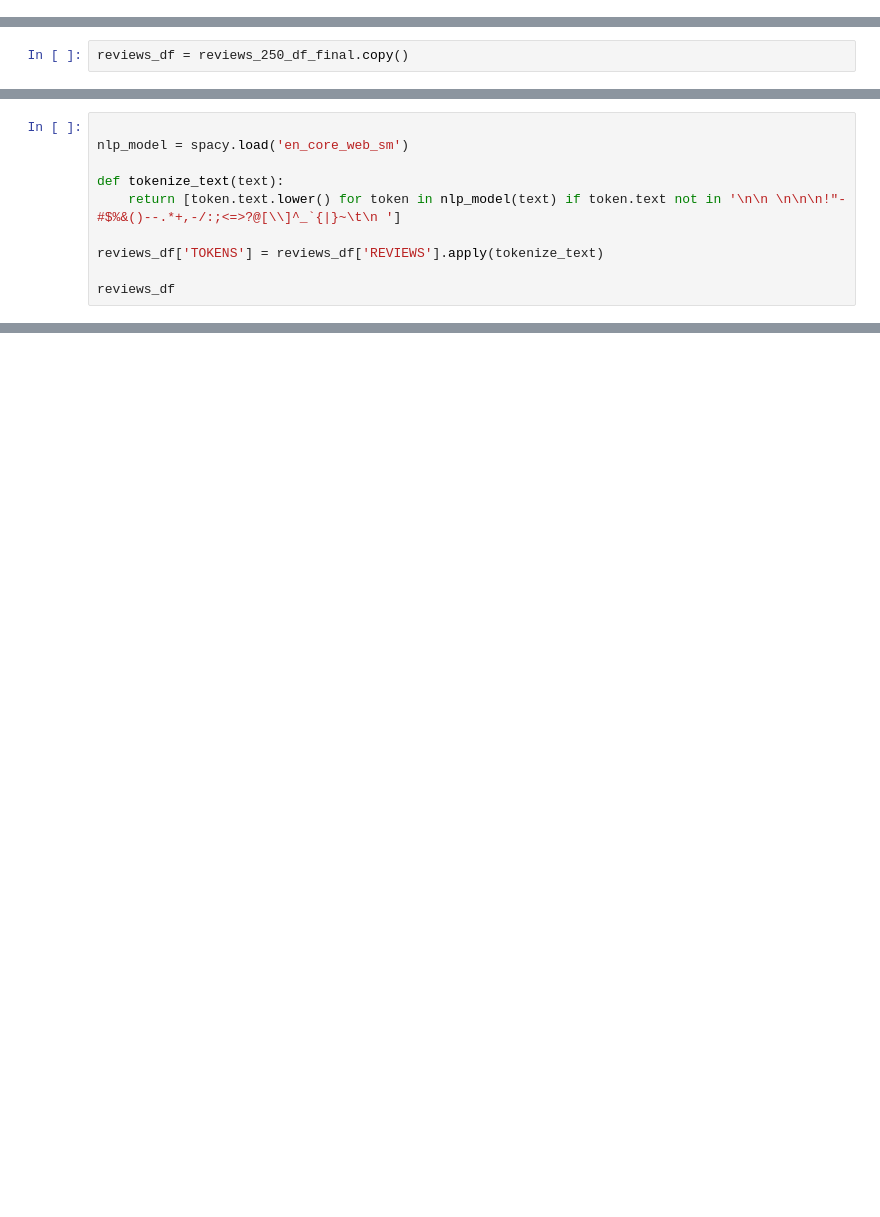
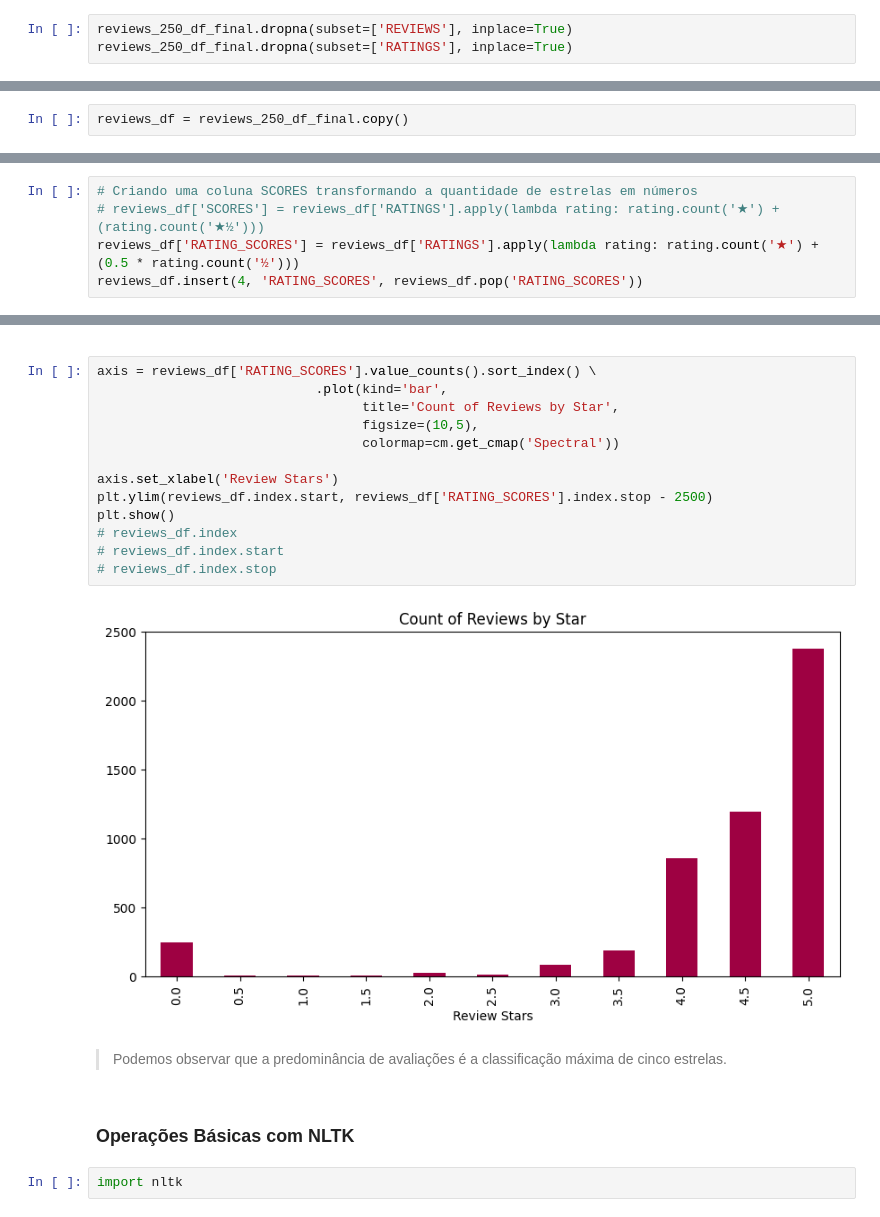
Before and after one commit to anycarolinys/projeto_NLP, a Jupyter notebook: NLP.ipynb, the cells around one changed output, grey strips where cells are left out. Drawn from its saved outputs; the diff is of its cells as text; blank space fills up the shorter version.

```diff
--- a/NLP.ipynb
+++ b/NLP.ipynb
@@ -47,0 +71,3 @@ reviews_250_df_final.to_csv('./dataset/letterboxd_movie_reviews.csv', index=Fals
+# %%
+reviews_250_df_final.dropna(subset=['REVIEWS'], inplace=True)
+reviews_250_df_final.dropna(subset=['RATINGS'], inplace=True)
@@ -57,10 +88,0 @@ import spacy
-# %%
-
-nlp_model = spacy.load('en_core_web_sm')
-
-def tokenize_text(text):
-    return [token.text.lower() for token in nlp_model(text) if token.text not in '\n\n \n\n\n!"-#$%&()--.*+,-/:;<=>?@[\\]^_`{|}~\t\n ']
-
-reviews_df['TOKENS'] = reviews_df['REVIEWS'].apply(tokenize_text)
-
-reviews_df
@@ -100,0 +89,5 @@ Um modelo já faz os passos acima?
+# %%
+# Criando uma coluna SCORES transformando a quantidade de estrelas em números
+# reviews_df['SCORES'] = reviews_df['RATINGS'].apply(lambda rating: rating.count('★') + (rating.count('★½')))
+reviews_df['RATING_SCORES'] = reviews_df['RATINGS'].apply(lambda rating: rating.count('★') + (0.5 * rating.count('½')))
+reviews_df.insert(4, 'RATING_SCORES', reviews_df.pop('RATING_SCORES'))
@@ -100,0 +110,25 @@ Um modelo já faz os passos acima?
+# %% [markdown]
+<!-- ### **Análise de Sentimentos**
+VADER (_Valence Aware Dictionary for Sentiment Reasoning_, Dicionário com Reconhecimento de Valência para Raciocínio de Sentimento) é um modelo usado para análise de sentimento de texto que é sensível à polaridade (positiva/negativa) e à intensidade (força) da emoção. Está disponível no pacote NLTK (_Natural Language Toolkit_) e pode ser aplicado diretamente a dados de texto não rotulados.
+https://towardsdatascience.com/sentimental-analysis-using-vader-a3415fef7664 -->
+# %%
+axis = reviews_df['RATING_SCORES'].value_counts().sort_index() \
+                            .plot(kind='bar',
+                                  title='Count of Reviews by Star',
+                                  figsize=(10,5),
+                                  colormap=cm.get_cmap('Spectral'))
+
+axis.set_xlabel('Review Stars')
+plt.ylim(reviews_df.index.start, reviews_df['RATING_SCORES'].index.stop - 2500)
+plt.show()
+# reviews_df.index
+# reviews_df.index.start
+# reviews_df.index.stop
+# %% [output]
+[figure, added]
+# %% [markdown]
+> Podemos observar que a predominância de avaliações é a classificação máxima de cinco estrelas.
+# %% [markdown]
+### **Operações Básicas com NLTK**
+# %%
+import nltk
```
Also changed, not shown: parts of 66 cells of this notebook, 6 other files.
